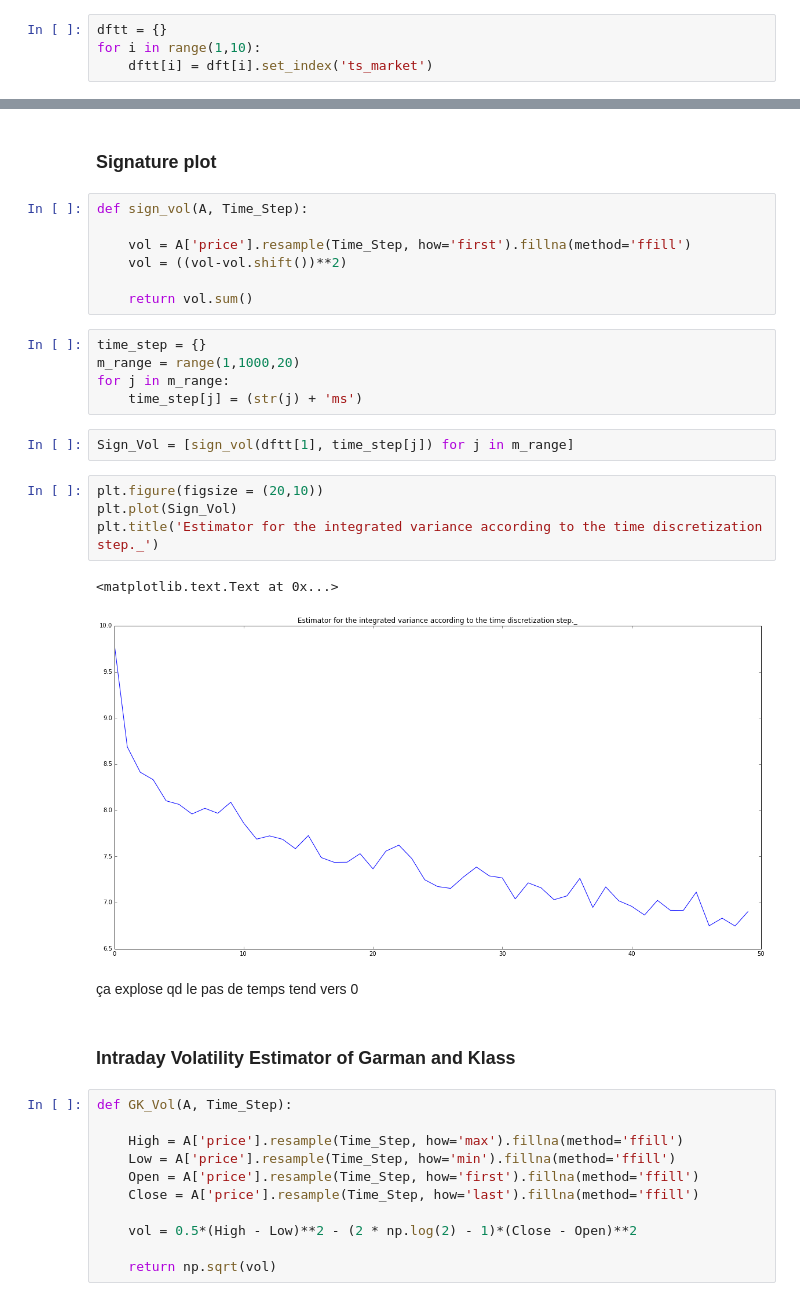
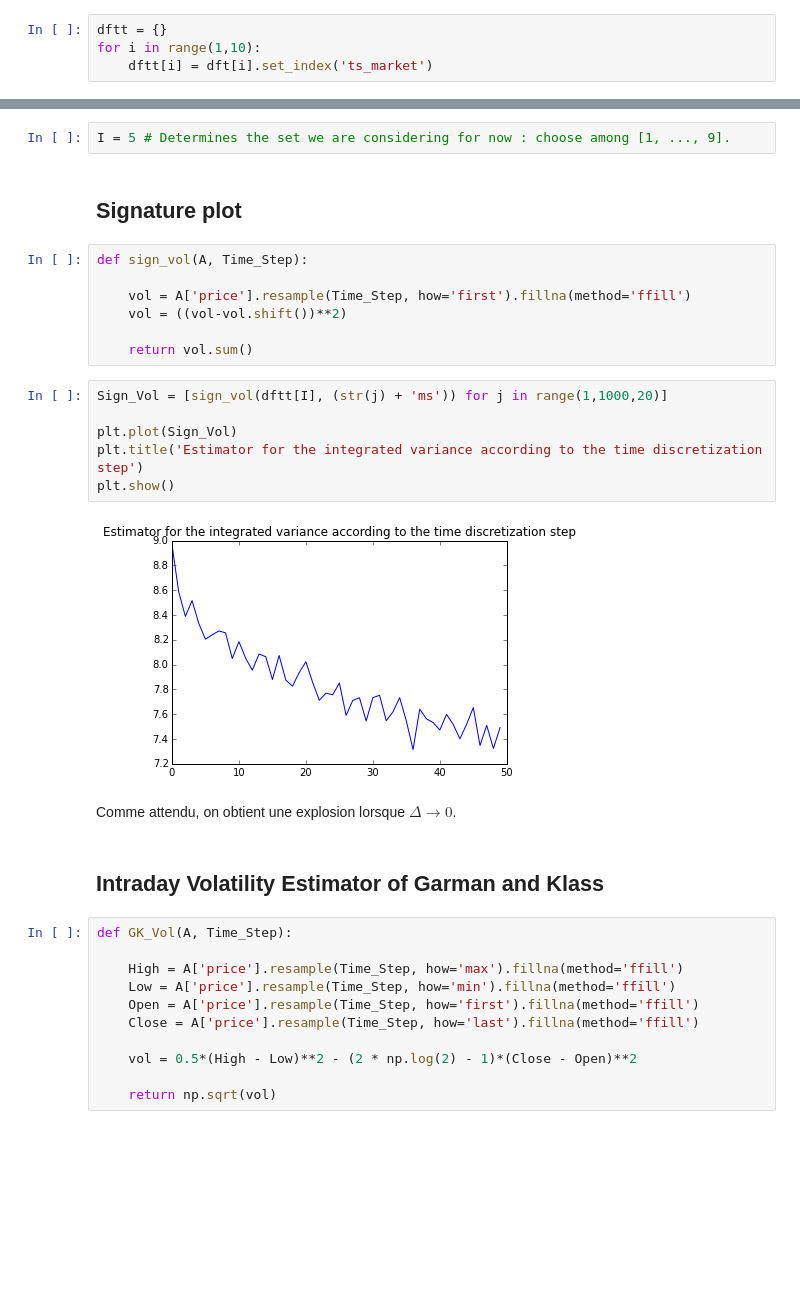
Before and after one commit to m-legrand/TD_Laruelle, a Jupyter notebook: Seance3/TP3.ipynb, the cells around one changed output, grey strips where cells are left out. Cells and saved outputs as stored; diff of their text form; blank space fills up the shorter version.

Commit message:
Factorisation du code, global I, et réécriture de commentaires

```diff
--- a/Seance3/TP3.ipynb
+++ b/Seance3/TP3.ipynb
@@ -47,5 +49,7 @@ for i in range(1,10):
+# %%
+I = 5 # Determines the set we are considering for now : choose among [1, ..., 9].
 # %% [markdown]
-### Signature plot
+## Signature plot
 # %%
 def sign_vol(A, Time_Step):
 
@@ -53,24 +57,18 @@ def sign_vol(A, Time_Step):
     vol = ((vol-vol.shift())**2)
 
     return vol.sum()
-# %%
-time_step = {}
-m_range = range(1,1000,20)
-for j in m_range:
-    time_step[j] = (str(j) + 'ms')
-# %%
-Sign_Vol = [sign_vol(dftt[1], time_step[j]) for j in m_range]
 # %%
-plt.figure(figsize = (20,10))
+Sign_Vol = [sign_vol(dftt[I], (str(j) + 'ms')) for j in range(1,1000,20)]
+
 plt.plot(Sign_Vol)
-plt.title('Estimator for the integrated variance according to the time discretization step._')
+plt.title('Estimator for the integrated variance according to the time discretization step')
+plt.show()
 # %% [output]
-<matplotlib.text.Text at 0x...>
-[figure, old version]
+[figure, new version]
-# %% [markdown]
-ça explose qd le pas de temps tend vers 0
+# %% [markdown]
+Comme attendu, on obtient une explosion lorsque $\Delta\rightarrow 0$.
 # %% [markdown]
-### Intraday Volatility Estimator of Garman and Klass
+## Intraday Volatility Estimator of Garman and Klass
 # %%
 def GK_Vol(A, Time_Step):
 
```
Also changed, not shown: parts of 18 cells of this notebook.
